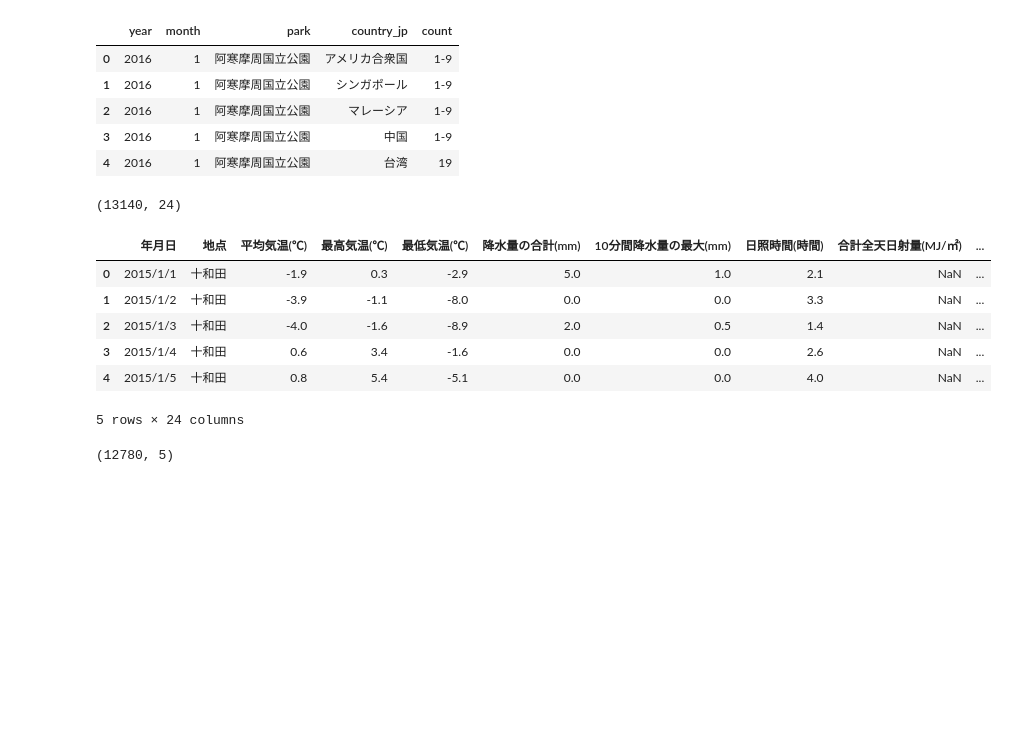
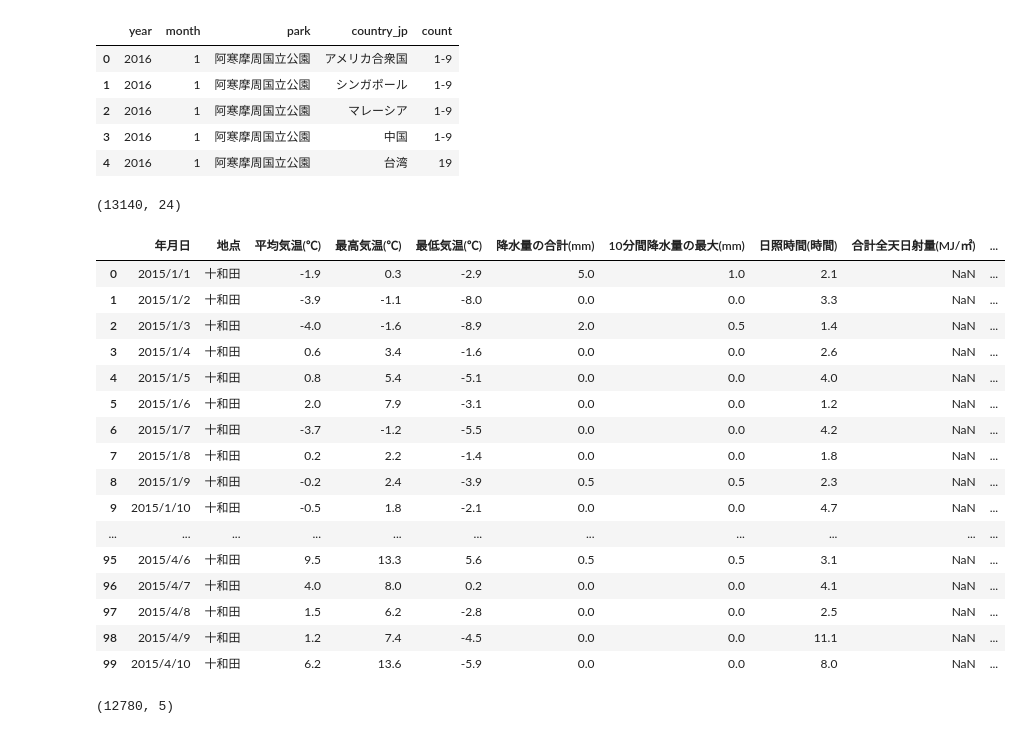
Before and after one commit to watanta/tourism, a Jupyter notebook: code/preprocess.ipynb, the cells around one changed output. Saved outputs shown, nothing was run; the diff lists cells and outputs as text; code cells hidden in the pictures; blank space fills up the shorter version.

```diff
--- a/code/preprocess.ipynb
+++ b/code/preprocess.ipynb
@@ -1,6 +1,10 @@
 # %%
 import pandas as pd
 import pandas.tseries.offsets as offsets
+# %%
+
+pd.set_option("display.max_rows", 10000)
+pd.set_option("display.max_columns", 10000)
 # %%
 tourism_train = pd.read_csv("../data/train.tsv",delimiter="\t")
 print(tourism_train.shape)
@@ -55,17 +80,27 @@ visitors.head()
 # %%
 #国立公園周辺12地点の気象観測データ。
 weather = pd.read_csv("../data/weather.tsv",delimiter="\t")
 print(weather.shape)
-weather.head()
+weather.head(100)
 # %% [output]
 (13140, 24)
 |  | 年月日 | 地点 | 平均気温(℃) | 最高気温(℃) | 最低気温(℃) | 降水量の合計(mm) | 10分間降水量の最大(mm) | 日照時間(時間) | 合計全天日射量(MJ/㎡) | ... |
 | 0 | 2015/1/1 | 十和田 | -1.9 | 0.3 | -2.9 | 5.0 | 1.0 | 2.1 | NaN | ... |
 | 1 | 2015/1/2 | 十和田 | -3.9 | -1.1 | -8.0 | 0.0 | 0.0 | 3.3 | NaN | ... |
 | 2 | 2015/1/3 | 十和田 | -4.0 | -1.6 | -8.9 | 2.0 | 0.5 | 1.4 | NaN | ... |
 | 3 | 2015/1/4 | 十和田 | 0.6 | 3.4 | -1.6 | 0.0 | 0.0 | 2.6 | NaN | ... |
 | 4 | 2015/1/5 | 十和田 | 0.8 | 5.4 | -5.1 | 0.0 | 0.0 | 4.0 | NaN | ... |
+| 5 | 2015/1/6 | 十和田 | 2.0 | 7.9 | -3.1 | 0.0 | 0.0 | 1.2 | NaN | ... |
+| 6 | 2015/1/7 | 十和田 | -3.7 | -1.2 | -5.5 | 0.0 | 0.0 | 4.2 | NaN | ... |
+| 7 | 2015/1/8 | 十和田 | 0.2 | 2.2 | -1.4 | 0.0 | 0.0 | 1.8 | NaN | ... |
+| 8 | 2015/1/9 | 十和田 | -0.2 | 2.4 | -3.9 | 0.5 | 0.5 | 2.3 | NaN | ... |
+| 9 | 2015/1/10 | 十和田 | -0.5 | 1.8 | -2.1 | 0.0 | 0.0 | 4.7 | NaN | ... |
+| ... | ... | ... | ... | ... | ... | ... | ... | ... | ... | ... |
+| 95 | 2015/4/6 | 十和田 | 9.5 | 13.3 | 5.6 | 0.5 | 0.5 | 3.1 | NaN | ... |
+| 96 | 2015/4/7 | 十和田 | 4.0 | 8.0 | 0.2 | 0.0 | 0.0 | 4.1 | NaN | ... |
+| 97 | 2015/4/8 | 十和田 | 1.5 | 6.2 | -2.8 | 0.0 | 0.0 | 2.5 | NaN | ... |
+| 98 | 2015/4/9 | 十和田 | 1.2 | 7.4 | -4.5 | 0.0 | 0.0 | 11.1 | NaN | ... |
+| 99 | 2015/4/10 | 十和田 | 6.2 | 13.6 | -5.9 | 0.0 | 0.0 | 8.0 | NaN | ... |
-5 rows × 24 columns
 # %%
 #防災科学技術研究所 ⼤⼭鏡ヶ成積雪気象観測施設における積雪気象観測データ。
 snow = pd.read_csv("../data/nied_oyama.tsv",delimiter="\t")
```
Also changed, not shown: parts of 12 cells of this notebook.
